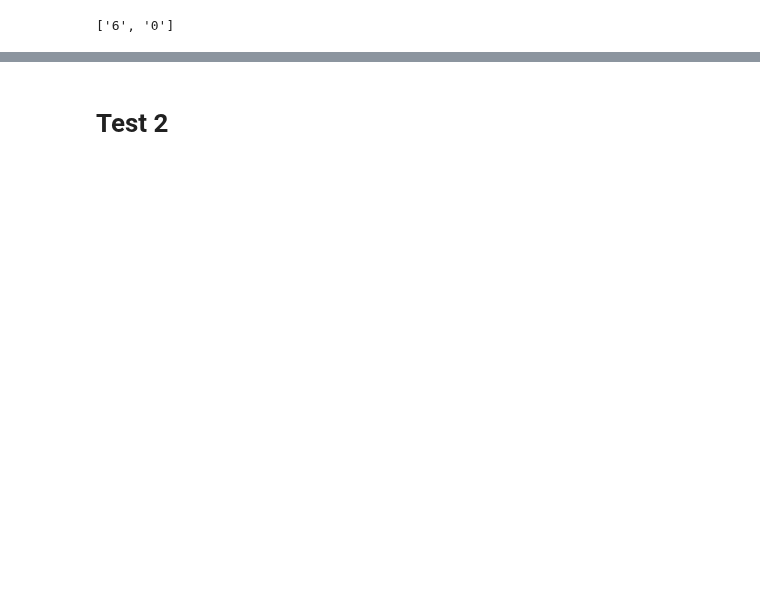
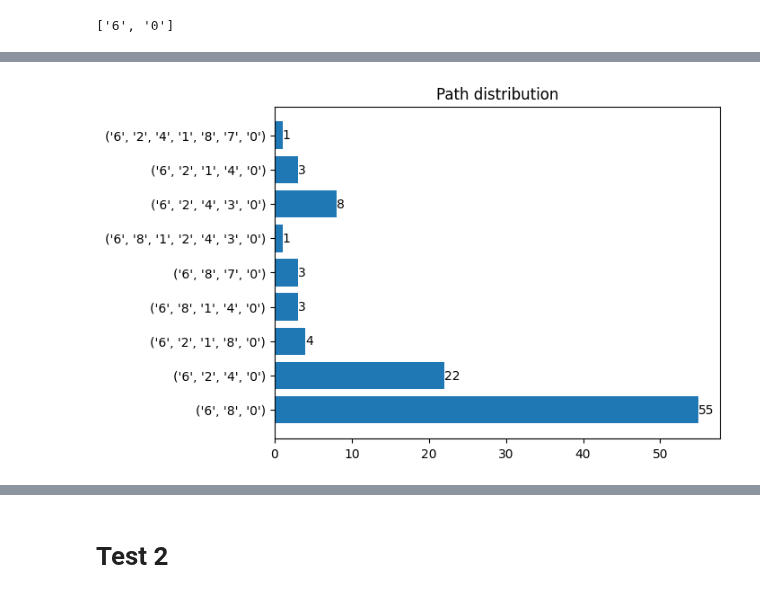
Before and after one commit to DTAlemayehu01/infection_propagation, a Jupyter notebook: notebooks/figures.ipynb, the cells around one changed output, grey strips where cells are left out. Saved outputs shown, nothing was run; the diff lists cells and outputs as text; code cells hidden in the pictures; blank space fills up the shorter version.

```diff
--- a/notebooks/figures.ipynb
+++ b/notebooks/figures.ipynb
@@ -136,3 +135,7 @@ h.produce_extended_histograms()
+# %%
+Figures.path_distribution(h._path_counts)
+# %% [output]
+[figure, added]
 # %%
 data = Graph.erdos_renyi_simulation_trial(15, 0.7, '0', '3', iters=100, edge_dst=pre_def)
 # %%
```
Also changed, not shown: parts of 7 cells of this notebook, 5 other files.
